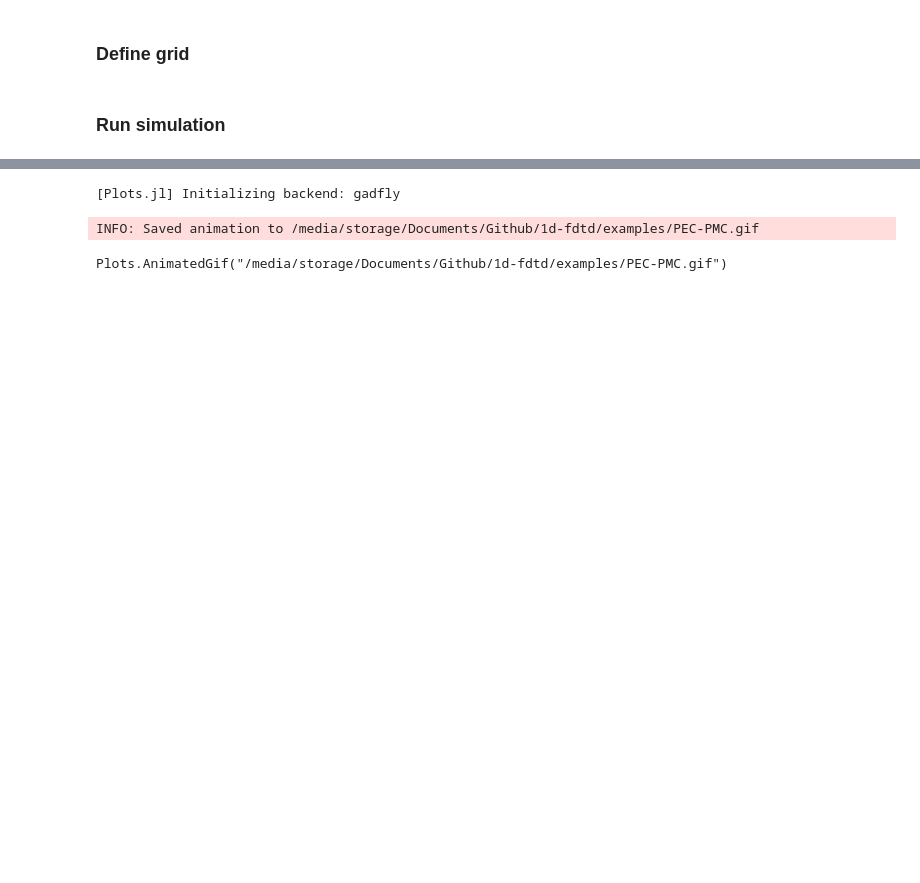
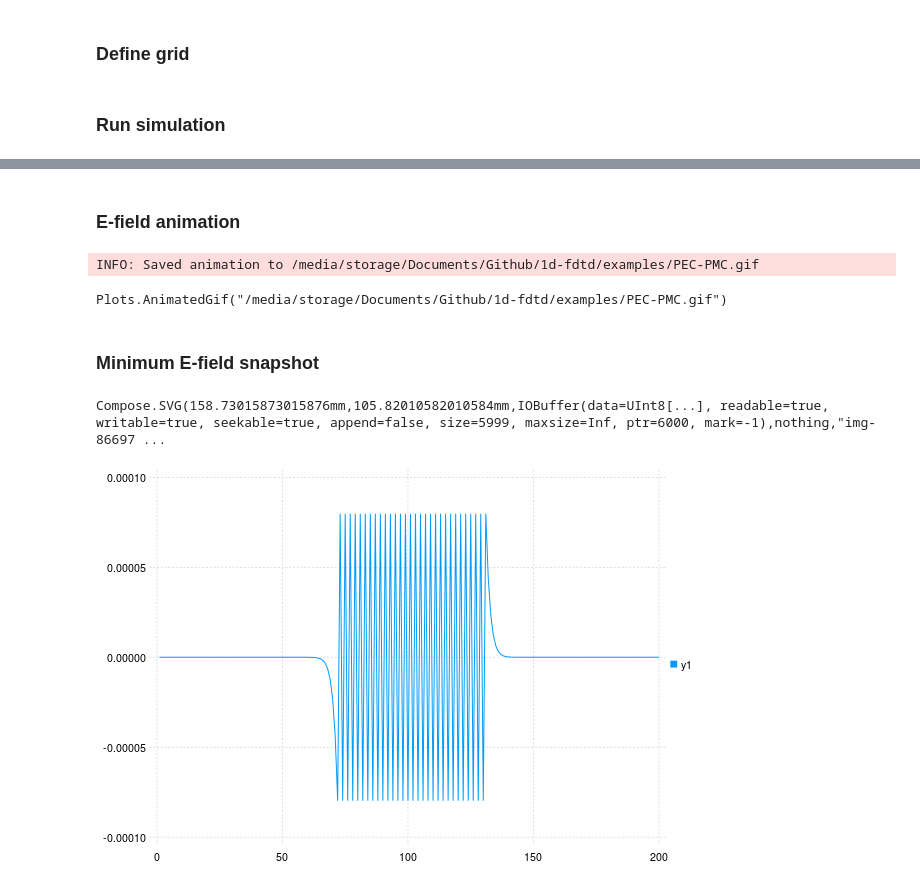
Before and after one commit to kitchenknif/1d-fdtd, a Jupyter notebook: examples/Task0_PEC-PMC_Boundaries.ipynb, the cells around one changed output, grey strips where cells are left out. Cells and saved outputs as stored; diff of their text form; code cells hidden in the pictures; blank space fills up the shorter version.

```diff
--- a/examples/Task0_PEC-PMC_Boundaries.ipynb
+++ b/examples/Task0_PEC-PMC_Boundaries.ipynb
@@ -17,14 +19,19 @@ WARNING: replacing module sources
 # %%
 #Global parameters
 size = 200
-endTime = 1000
-num_snaps = 500
+endTime = 700
+num_snaps = 350
 snap_step = div(endTime, num_snaps)
 #Grid
 hy = zeros(size);
 ez = zeros(size);
+# output params
 ez_snapshot = Array{Any}(num_snaps);
-ez_point_snap = Array{Number}(endTime);
+hy_snapshot = Array{Any}(num_snaps);
+
+fieldsum = 1;
+minsumtime = 1;
+minfieldsnap = zeros(size);
 # %% [markdown]
 ### Run simulation
 # %%
@@ -41,22 +73,27 @@ end
-# %%
-anim = Animation()
-
-#ez_plot = zeros(size)
-for i = 1:num_snaps
-    #ez_plot = ez_snapshot[i]
-    #push!(p, 1:size, ez_snapshot[i])
-    p = plot(1:size, ez_snapshot[i], xlims=(1, 200), ylims=(-2, 2))
-    frame(anim, p)
-end
-gif(anim, "./PEC-PMC.gif", fps=15)
-
-#@gif for i=1:n
-#    dx = σ*(y - x);      x += dt * dx; push!(X,x)
-#    dy = x*(ρ - z) - y;  y += dt * dy; push!(Y,y)
-#    dz = x*y - β*z;      z += dt * dz; push!(Z,z)
-#    plot3d(X,Y,Z)
-#end every 10
-# %% [output]
-[Plots.jl] Initializing backend: gadfly
-INFO: Saved animation to /media/storage/Documents/Github/1d-fdtd/examples/PEC-PMC.gif
-Plots.AnimatedGif("/media/storage/Documents/Github/1d-fdtd/examples/PEC-PMC.gif")
+# %% [markdown]
+### E-field animation
+# %%
+anim = Animation()
+
+for i = 1:num_snaps
+    p = plot(1:size, ez_snapshot[i][2], lab="Ez")
+    plot!(1:size, hy_snapshot[i][2], lab="Hy*imp0")
+
+    time = ez_snapshot[i][1]
+    plot!(ann=[(150, 1.5, "time =$time")])
+    plot!(ann=[(0, 1.1, "PEC")])
+    plot!(ann=[(180, 1.1, "PMC")])
+    plot!(xlims=(1, 200), ylims=(-2, 2))
+    frame(anim, p)
+end
+gif(anim, "./PEC-PMC.gif", fps=15)
+# %% [output]
+INFO: Saved animation to /media/storage/Documents/Github/1d-fdtd/examples/PEC-PMC.gif
+Plots.AnimatedGif("/media/storage/Documents/Github/1d-fdtd/examples/PEC-PMC.gif")
+# %% [markdown]
+### Minimum E-field snapshot
+# %%
+plot(1:size, minfieldsnap)
+# %% [output]
+Compose.SVG(158.73015873015876mm,105.82010582010584mm,IOBuffer(data=UInt8[...], readable=true, writable=true, seekable=true, append=false, size=5999, maxsize=Inf, ptr=6000, mark=-1),nothing,"img-86697 ...
+[figure, added]
```
Also changed, not shown: parts of 2 cells of this notebook, 4 other files.
